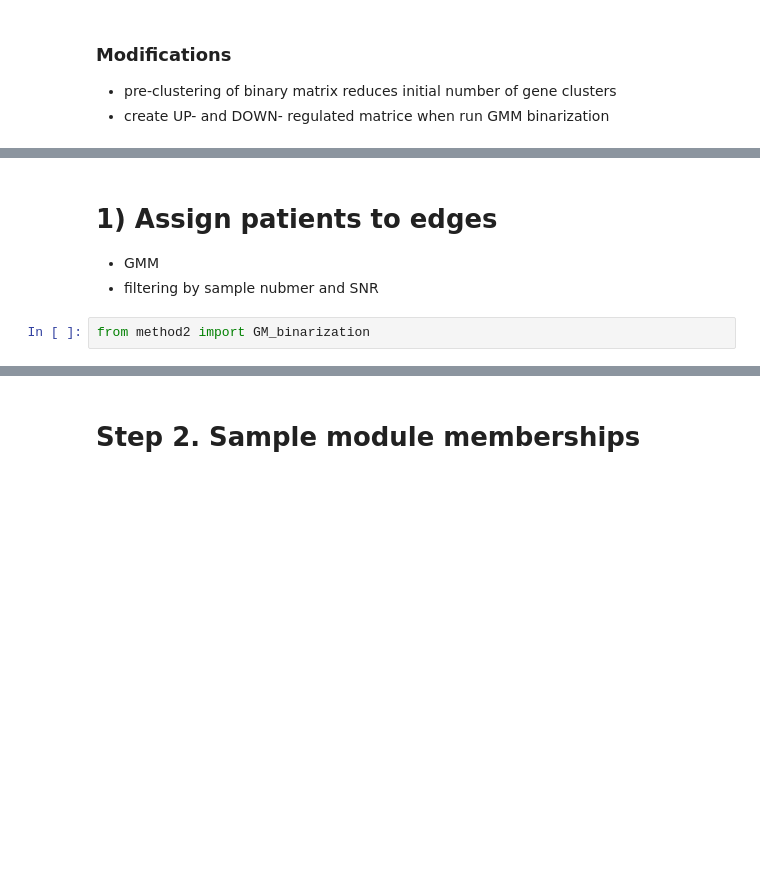
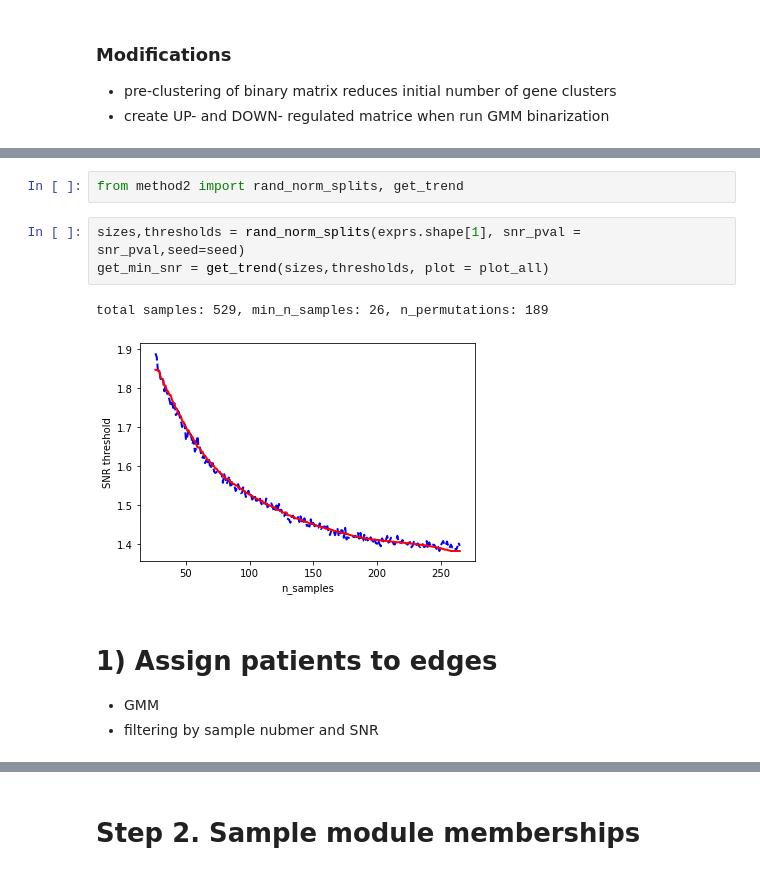
Before and after one commit to ozolotareva/unpast_paper, a Jupyter notebook: DESMOND2_step_by_step.ipynb, the cells around one changed output, grey strips where cells are left out. Drawn from its saved outputs; the diff is of its cells as text; blank space fills up the shorter version.

```diff
--- a/DESMOND2_step_by_step.ipynb
+++ b/DESMOND2_step_by_step.ipynb
@@ -70,7 +81,13 @@ Mininal number of samples in a module: 26
+# %%
+from method2 import rand_norm_splits, get_trend
+# %%
+sizes,thresholds = rand_norm_splits(exprs.shape[1], snr_pval = snr_pval,seed=seed)
+get_min_snr = get_trend(sizes,thresholds, plot = plot_all)
+# %% [output]
+total samples: 529, min_n_samples: 26, n_permutations: 189
+[figure, added]
 # %% [markdown]
 # 1) Assign patients to edges
  * GMM
  * filtering by sample nubmer and SNR
-# %%
-from method2 import GM_binarization
 # %%
```
Also changed, not shown: parts of 15 cells of this notebook, 1 other file.
